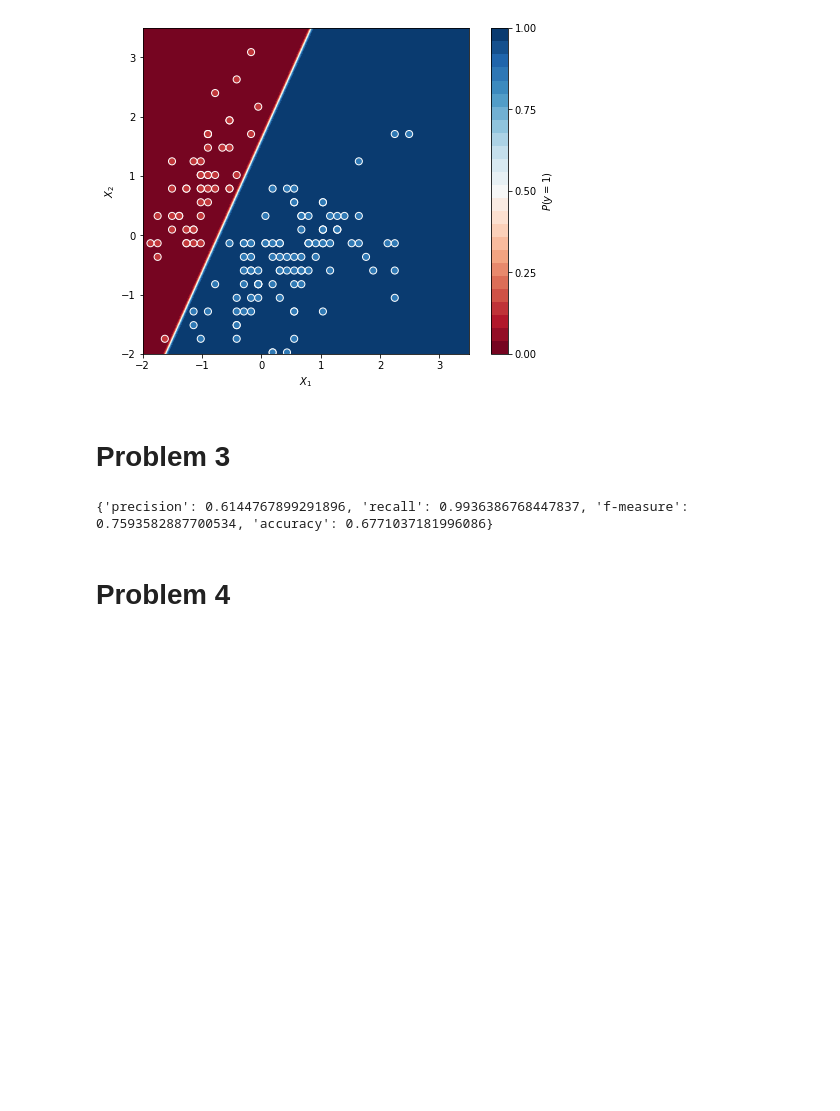
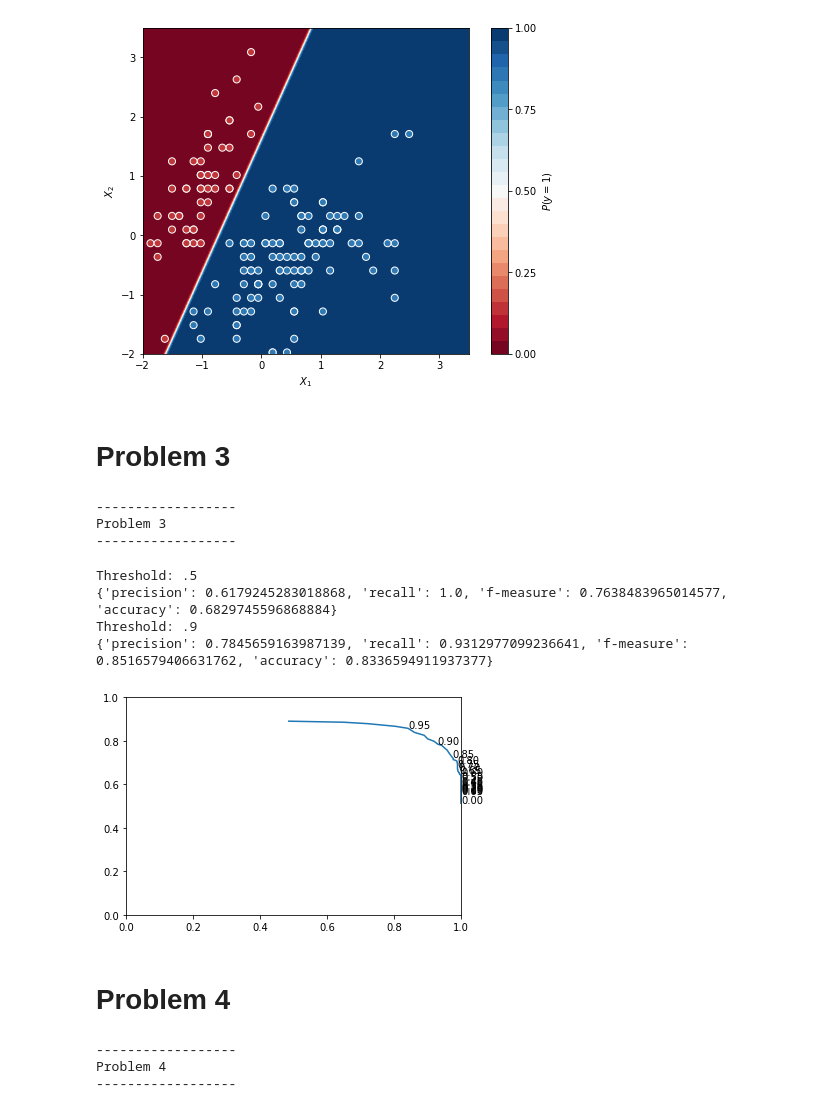
Before and after one commit to dp834/CS383, a Jupyter notebook: Homework/2/Homework2.ipynb, the cells around one changed output. Cells and saved outputs as stored; diff of their text form; code cells hidden in the pictures; blank space fills up the shorter version.

```diff
--- a/Homework/2/Homework2.ipynb
+++ b/Homework/2/Homework2.ipynb
@@ -172,6 +182,7 @@ Theta_2: -30.035073039983903
 # %% [markdown]
 # Problem 3
 # %%
+print("------------------\nProblem 3\n------------------\n")
 data = []
 with open("spambase(1).data", 'r') as f:
     f.readline()
@@ -184,7 +195,7 @@ shuffle(data)
 
 # standardize the data
 X_mean = np.mean(X_nonstandard, axis=0)
-X_std  = np.std(X_nonstandard, axis=0)
+X_std  = np.std(X_nonstandard, axis=0, ddof=1)
 X_nob  = (X_nonstandard - X_mean)/X_std
 
 X = np.insert(X_nob, 0, 1,axis=1)
@@ -196,7 +207,7 @@ test_data = data[split_location:]
 training_x = training_data[:,0:-1]
 
 X_mean = np.mean(training_x, axis=0)
-X_std  = np.std(training_x, axis=0)
+X_std  = np.std(training_x, axis=0, ddof=1)
 X_nob  = (training_x - X_mean)/X_std
 
 training_x = np.insert(X_nob, 0, 1,axis=1)
@@ -206,7 +217,7 @@ training_y = training_data[:, -1]
 test_x = test_data[:,0:-1]
 
 X_mean = np.mean(test_x, axis=0)
-X_std  = np.std(test_x, axis=0)
+X_std  = np.std(test_x, axis=0, ddof=1)
 X_nob  = (test_x - X_mean)/X_std
 
 test_x = np.insert(X_nob, 0, 1,axis=1)
@@ -217,14 +228,42 @@ results = logistic_regression(training_x, training_y, iterations=1500, learning_
 Theta = results["theta"]
 
 guess = sigmoid(test_x, Theta)
+# %% [output]
+------------------
+Problem 3
+------------------
-# %%
-stats = get_stats(guess, test_y)
-print(stats)
-# %% [output]
-{'precision': 0.6144767899291896, 'recall': 0.9936386768447837, 'f-measure': 0.7593582887700534, 'accuracy': 0.6771037181996086}
+# %%
+stats = get_stats(guess, test_y, threshold=.5)
+print("Threshold: .5\n{}".format(stats))
+thresholds = np.linspace(0,.99,100)
+precisions = []
+recalls    = []
+for t in thresholds:
+    s = get_stats(guess, test_y, threshold=t)
+    precisions.append(s["precision"])
+    recalls.append(s["recall"])
+
+plt.ylim((0,1))
+plt.xlim((0,1))
+plt.plot(recalls, precisions)
+for i in range(0, len(thresholds), 5):
+    plt.text(recalls[i],precisions[i], "{:.02f}".format(thresholds[i]))
+stats = get_stats(guess, test_y, threshold=.90)
+print("Threshold: .9\n{}".format(stats))
+
+plt.savefig(IMG_FOLDER + "Q3-precision-vs-recall.png")
+if(not no_interact):
+    plt.show()
+# %% [output]
+Threshold: .5
+{'precision': 0.6179245283018868, 'recall': 1.0, 'f-measure': 0.7638483965014577, 'accuracy': 0.6829745596868884}
+Threshold: .9
+{'precision': 0.7845659163987139, 'recall': 0.9312977099236641, 'f-measure': 0.8516579406631762, 'accuracy': 0.8336594911937377}
+[figure, added]
 # %% [markdown]
 # Problem 4
 # %%
+print("------------------\nProblem 4\n------------------\n")
 data = []
 with open("spambase(1).data", 'r') as f:
     f.readline()
@@ -237,7 +276,7 @@ shuffle(data)
 
 # standardize the data
 X_mean = np.mean(X_nonstandard, axis=0)
-X_std  = np.std(X_nonstandard, axis=0)
+X_std  = np.std(X_nonstandard, axis=0, ddof=1)
 X_nob  = (X_nonstandard - X_mean)/X_std
 
 split_location = ceil(data.shape[0]*2/3)
@@ -247,7 +286,7 @@ test_data = data[split_location:]
 training_x = training_data[:,0:-1]
 
 X_mean = np.mean(training_x, axis=0)
-X_std  = np.std(training_x, axis=0)
+X_std  = np.std(training_x, axis=0, ddof=1)
 X_nob  = (training_x - X_mean)/X_std
 
 training_y = training_data[:, -1]
@@ -255,7 +294,7 @@ training_y = training_data[:, -1]
 test_x = test_data[:,0:-1]
 
 X_mean = np.mean(test_x, axis=0)
-X_std  = np.std(test_x, axis=0)
+X_std  = np.std(test_x, axis=0, ddof=1)
 X_nob  = (test_x - X_mean)/X_std
 
 test_y = test_data[:, -1]
@@ -263,6 +302,10 @@ test_y = test_data[:, -1]
 
 training_x_true  = training_x[training_y == 1, :]
 training_x_false = training_x[training_y == 0, :]
+# %% [output]
+------------------
+Problem 4
+------------------
 # %%
 prob_true    = training_x_true.shape[0] / training_x.shape[0]
 means_true   = []
```
Also changed, not shown: parts of 6 cells of this notebook, 1 other file.
